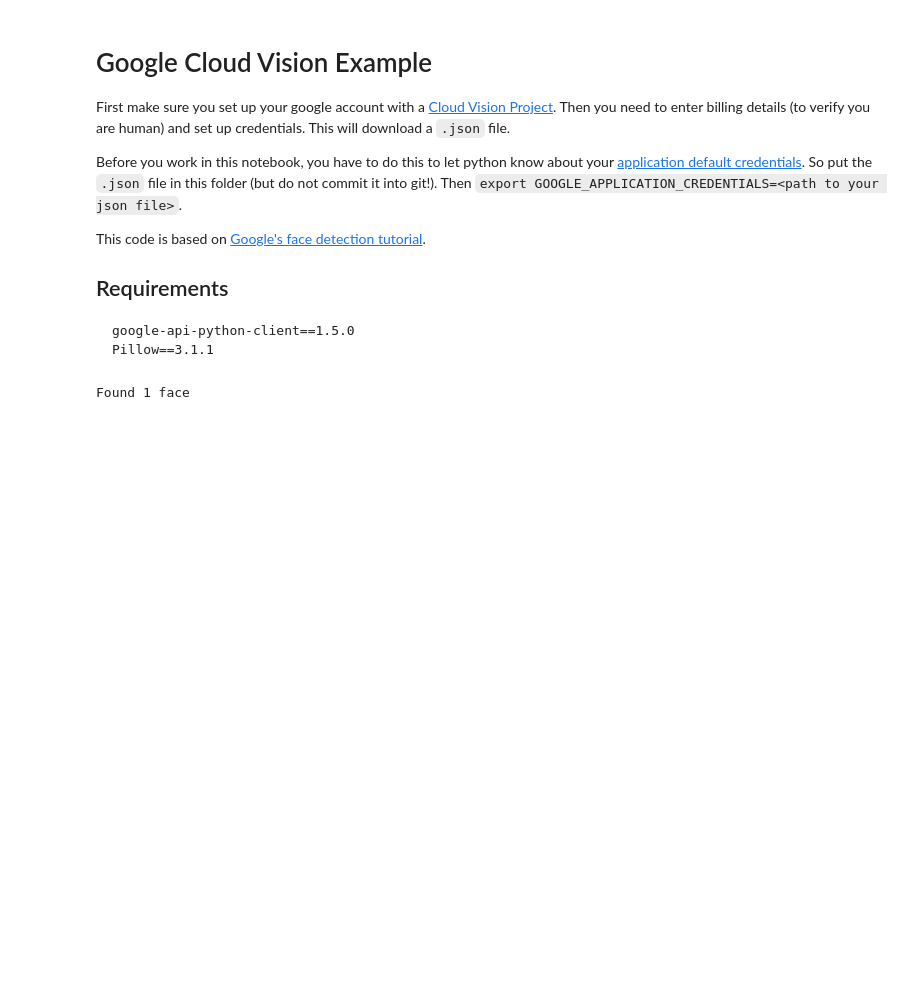
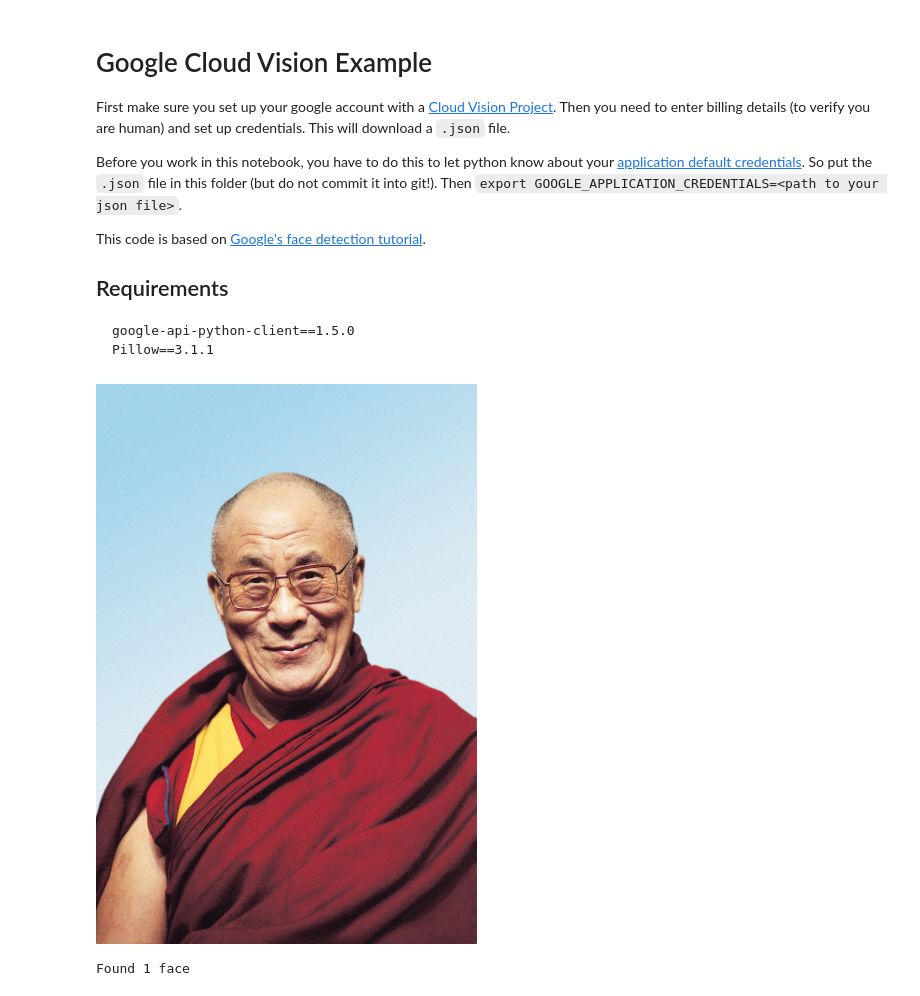
Before and after one commit to rahulbot/notebook-examples, a Jupyter notebook: example-google-cloud-vision.ipynb, the cells around one changed output. Drawn from its saved outputs; the diff is of its cells as text; code cells hidden in the pictures; blank space fills up the shorter version.

```diff
--- a/example-google-cloud-vision.ipynb
+++ b/example-google-cloud-vision.ipynb
@@ -27,8 +27,12 @@ service = discovery.build('vision', 'v1', credentials=credentials, discoveryServ
 # %%
 # load the input images
 input_filename = "dalai-lama.jpg"
 image = open(input_filename,'rb')
 image_content = image.read()
+from IPython.display import Image
+Image(input_filename)
+# %% [output]
+[figure, added]
 # %%
 # fire off request for face detection from Google
 batch_request = [{
```
Also changed, not shown: 6 other files.
